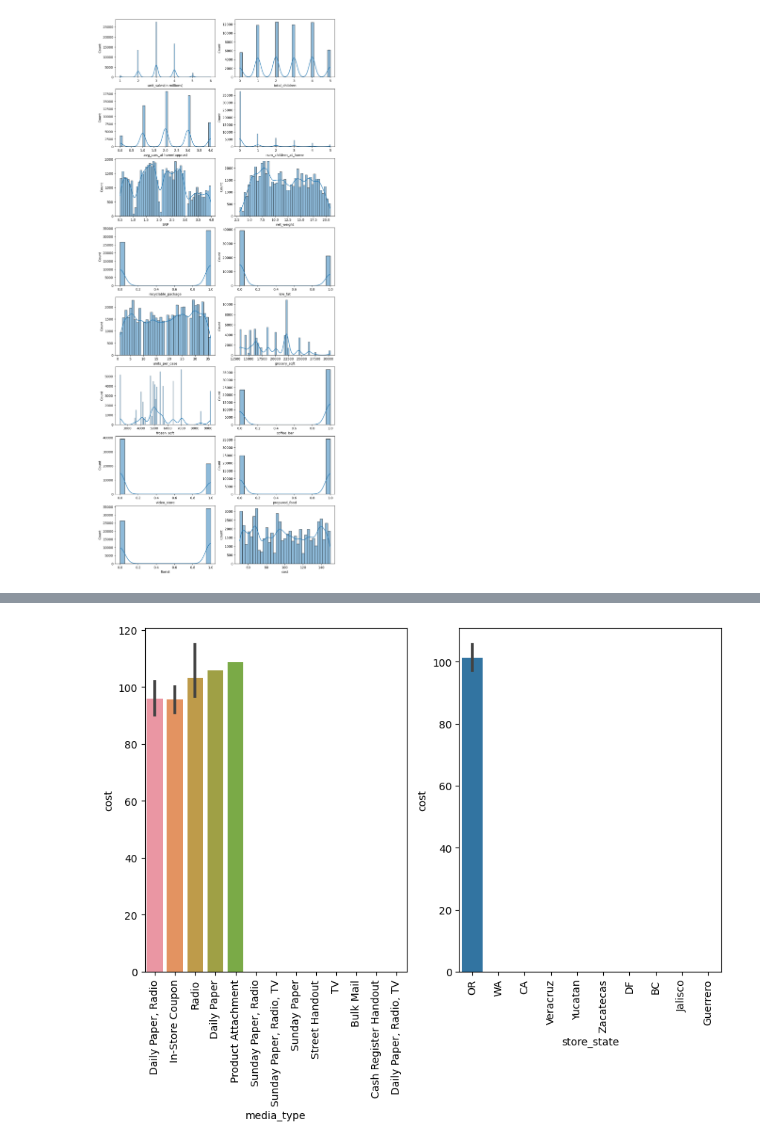
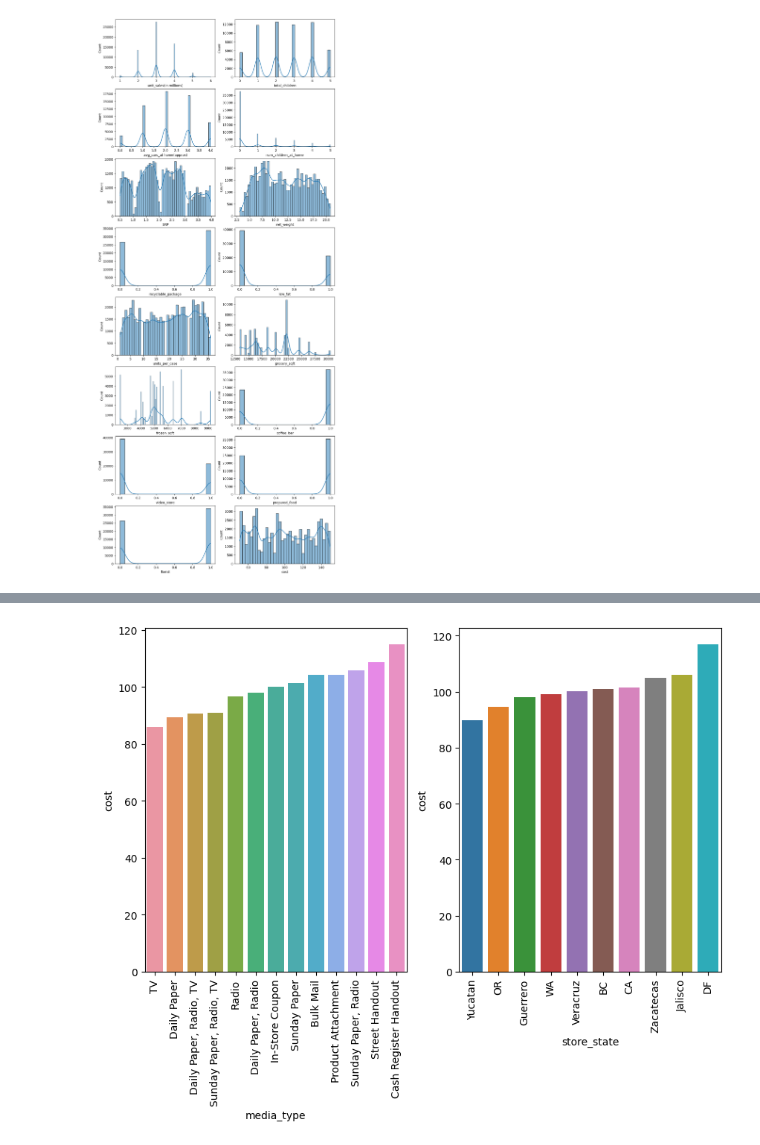
Before and after one commit to timosean/ML-playground, a Jupyter notebook: eda/practice.ipynb, the cells around one changed output, grey strips where cells are left out. Drawn from its saved outputs; the diff is of its cells as text; code cells hidden in the pictures.

```diff
--- a/eda/practice.ipynb
+++ b/eda/practice.ipynb
@@ -156,10 +170,13 @@ for i in range(8):
 # %%
 # 내가 생각하는거 그려보기
 
+media_data = df.groupby(df['media_type'])['cost'].mean().sort_values().to_frame().reset_index()
+location_data = df.groupby(df['store_state'])['cost'].mean().sort_values().to_frame().reset_index()
+
 fig, ax = plt.subplots(1, 2, figsize=(10, 6))
-sns.barplot(ax = ax[0], data=df.groupby(df['media_type'])['cost'].mean().sort_values().to_frame().reset_index(), x=df['media_type'], y='cost')
+sns.barplot(ax = ax[0], data=media_data, x='media_type', y='cost')
 ax[0].tick_params(axis='x', rotation=90)
-sns.barplot(ax = ax[1], data=df.groupby(df['store_state'])['cost'].mean().sort_values().to_frame().reset_index(), x=df['store_state'], y='cost')
+sns.barplot(ax = ax[1], data=location_data, x='store_state', y='cost')
 ax[1].tick_params(axis='x', rotation=90)
 # %% [output]
-[figure, old version]
+[figure, new version]
```
Also changed, not shown: parts of 5 cells of this notebook, 1 other file.
